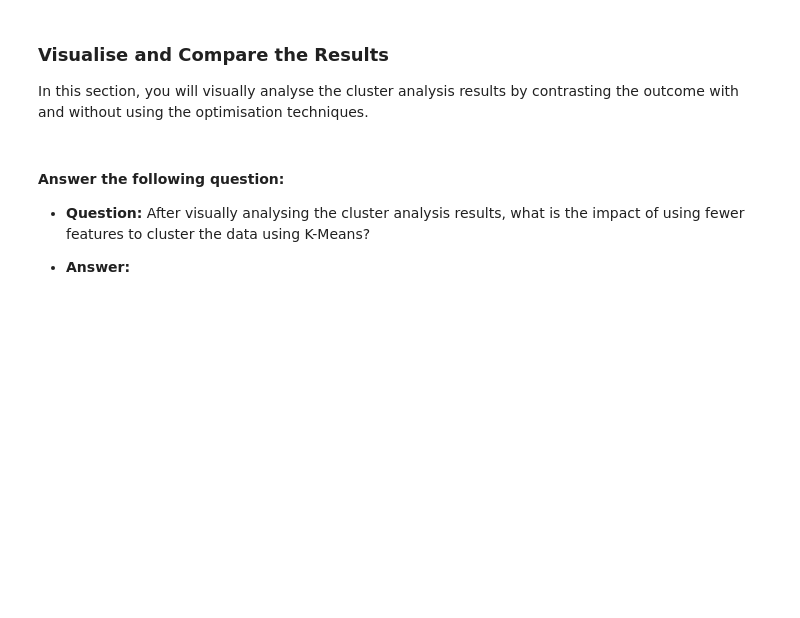
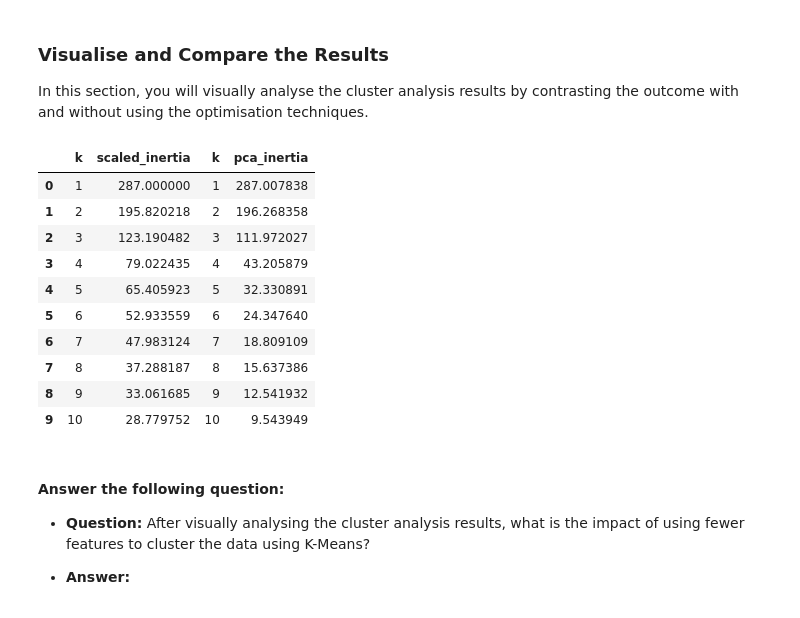
Before and after one commit to JoshMBell/CryptoClustering, a Jupyter notebook: Crypto_Clustering.ipynb, the cells around one changed output. Saved outputs shown, nothing was run; the diff lists cells and outputs as text; code cells hidden in the pictures; blank space fills up the shorter version.

```diff
--- a/Crypto_Clustering.ipynb
+++ b/Crypto_Clustering.ipynb
@@ -133,8 +133,8 @@ for i in k:
 elbow_data = {"k": k, "inertia": inertia}
 
 # Create a DataFrame with the data to plot the Elbow curve
-df_elbow = pd.DataFrame(elbow_data)
-df_elbow.head(9)
+scaled_elbow = pd.DataFrame(elbow_data)
+scaled_elbow.head(9)
 # %% [output]
 |  | k | inertia |
 | 0 | 1 | 287.000000 |
@@ -293,7 +293,7 @@ for i in k:
 # Create a dictionary with the data to plot the Elbow curve
 elbow_data = {"k": k, "inertia": inertia}
 # Create a DataFrame with the data to plot the Elbow curve
-df_elbow = pd.DataFrame(elbow_data)
+pca_elbow = pd.DataFrame(elbow_data)
 # %%
 # Plot a line chart with all the inertia values computed with
 # the different values of k to visually identify the optimal value for k.
@@ -374,3 +383,20 @@ In this section, you will visually analyse the cluster analysis results by contr
+# %%
+scaled_elbow = scaled_elbow.rename(columns={"inertia": "scaled_inertia"})
+pca_elbow = pca_elbow.rename(columns={"inertia": "pca_inertia"})
+elbow_df = pd.concat([scaled_elbow, pca_elbow], axis=1)
+elbow_df.drop()
+# %% [output]
+|  | k | scaled_inertia | k | pca_inertia |
+| 0 | 1 | 287.000000 | 1 | 287.007838 |
+| 1 | 2 | 195.820218 | 2 | 196.268358 |
+| 2 | 3 | 123.190482 | 3 | 111.972027 |
+| 3 | 4 | 79.022435 | 4 | 43.205879 |
+| 4 | 5 | 65.405923 | 5 | 32.330891 |
+| 5 | 6 | 52.933559 | 6 | 24.347640 |
+| 6 | 7 | 47.983124 | 7 | 18.809109 |
+| 7 | 8 | 37.288187 | 8 | 15.637386 |
+| 8 | 9 | 33.061685 | 9 | 12.541932 |
+| 9 | 10 | 28.779752 | 10 | 9.543949 |
 # %%
 # Composite plot to contrast the clusters
 # YOUR CODE HERE!
```
Also changed, not shown: parts of 12 cells of this notebook.
